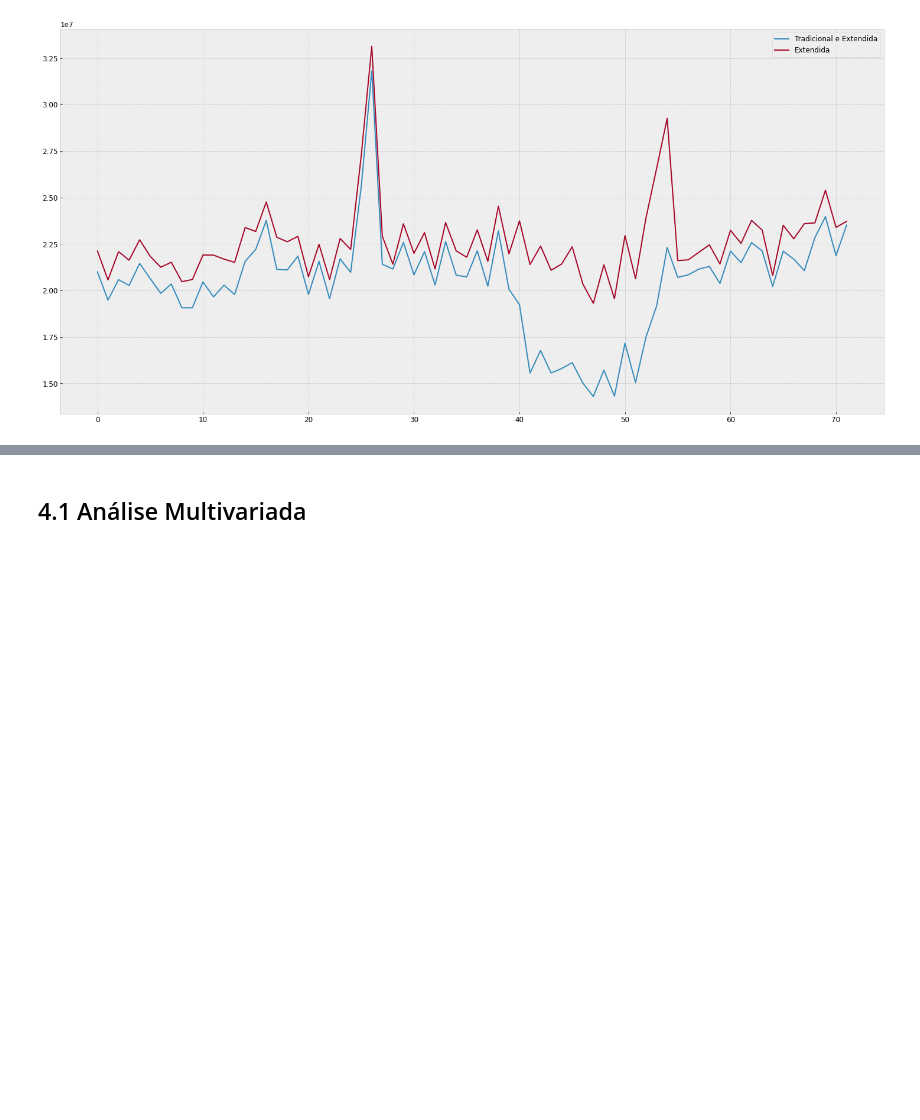
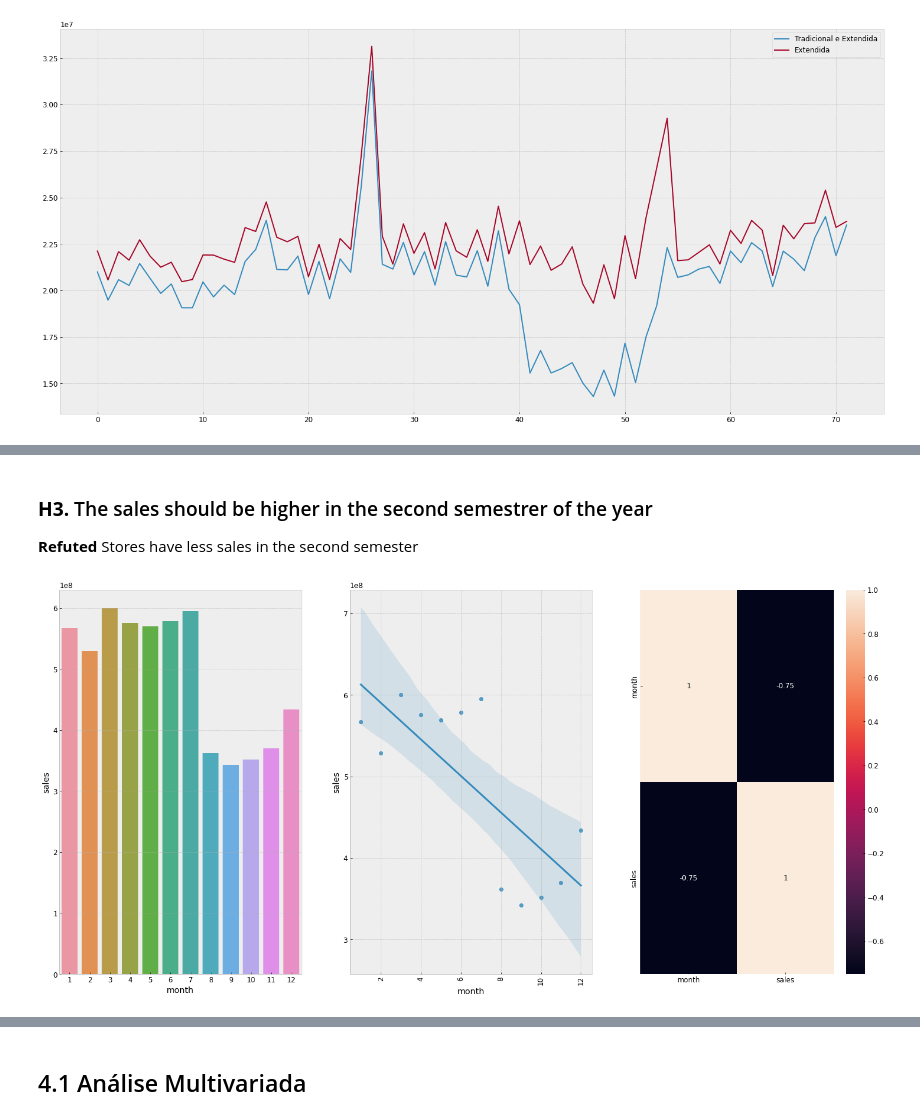
Before and after one commit to elielsantospaes/DS_em_Producao, a Jupyter notebook: Módulo_6_v1_store_sales_prediction.ipynb, the cells around one changed output, grey strips where cells are left out. Cells and saved outputs as stored; diff of their text form; code cells hidden in the pictures; blank space fills up the shorter version.

```diff
--- a/Módulo_6_v1_store_sales_prediction.ipynb
+++ b/Módulo_6_v1_store_sales_prediction.ipynb
@@ -585,0 +626,16 @@ ax.legend( labels = ['Tradicional e Extendida','Extendida'])
+# %% [markdown]
+### **H3.** The sales should be higher in the second semestrer of the year
+**Refuted** Stores have less sales in the second semester
+# %%
+plt.subplot(1, 3, 1)
+aux1 = df4[['month', 'sales']].groupby('month').sum().reset_index()
+sns.barplot(x = 'month', y = 'sales', data = aux1);
+
+plt.subplot(1, 3, 2)
+sns.regplot(x = 'month', y = 'sales', data = aux1);
+plt.xticks(rotation = 90)
+
+plt.subplot(1, 3, 3)
+sns.heatmap(aux1.corr(method = 'pearson'), annot = True);
+# %% [output]
+[figure, added]
```
Also changed, not shown: parts of 18 cells of this notebook.
